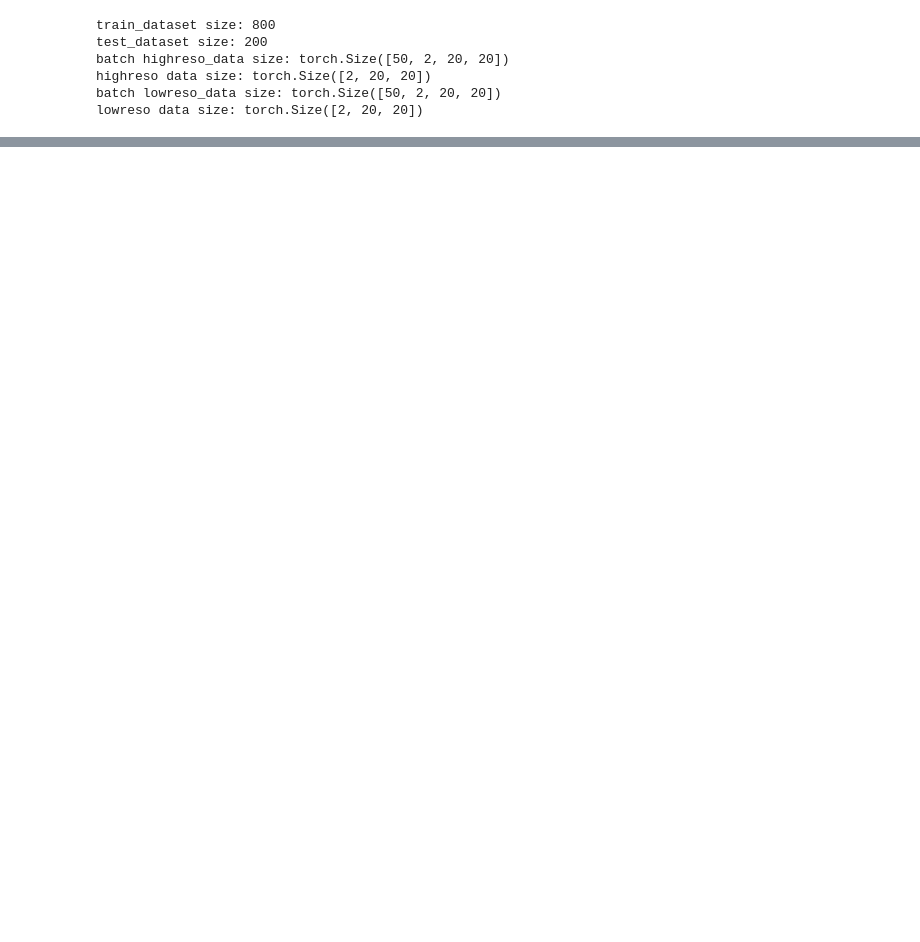
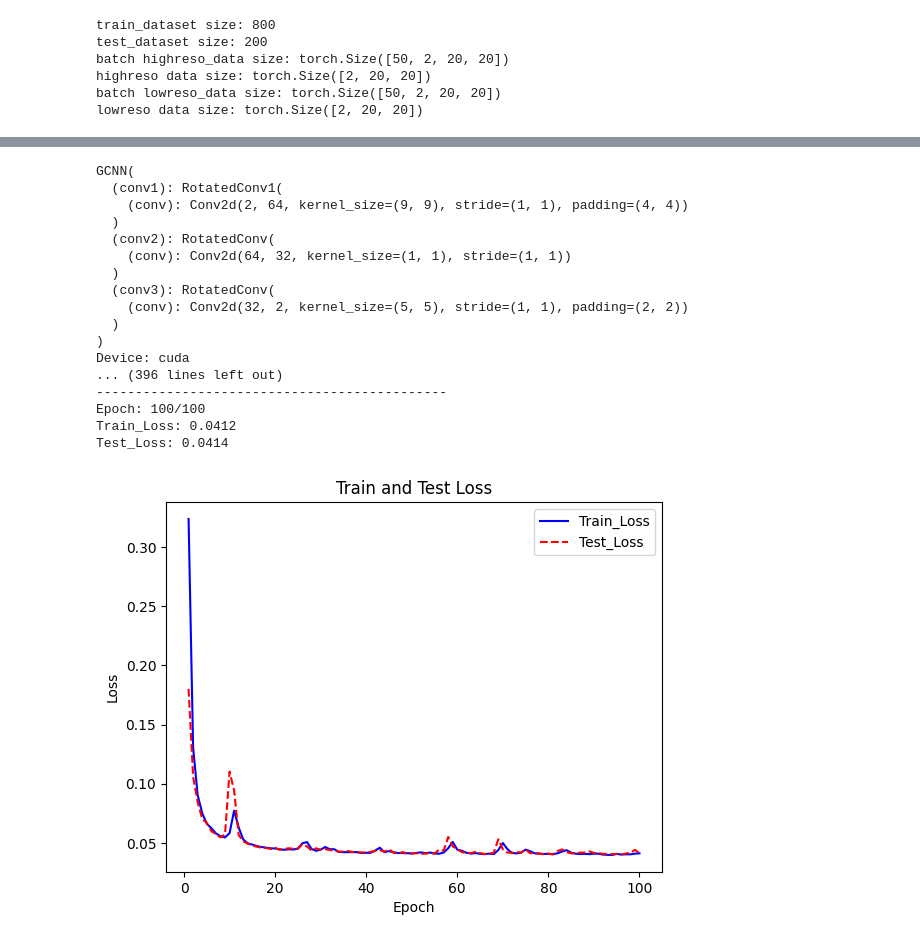
Before and after one commit to htymjun/da-sr, a Jupyter notebook: srgcnn.ipynb, the cells around one changed output, grey strips where cells are left out. Cells and saved outputs as stored; diff of their text form; code cells hidden in the pictures; blank space fills up the shorter version.

```diff
--- a/srgcnn.ipynb
+++ b/srgcnn.ipynb
@@ -132,4 +132,5 @@ for highreso_data, lowreso_data in train_batch:
 # %%
+# define Group Convolutional Neural Network
 class RotatedConv1(nn.Module):
   def __init__(self, in_channels, out_channels, kernel_size, stride, padding):
     super(RotatedConv1, self).__init__()
@@ -188,10 +189,3 @@ class GCNN(nn.Module):
     # up-scaling
     x = F.interpolate(x,size=input_size, mode='bicubic',align_corners=False)
     return x
-
-# use GPU
-device = torch.device('cuda' if torch.cuda.is_available() else 'cpu')
-net = GCNN().to(device)
-print(net)
-# check device
-print("Device: {}".format(device))
@@ -310,2 +321,51 @@ plt.show()
+# %%
+# use GPU
+device = torch.device('cuda' if torch.cuda.is_available() else 'cpu')
+net_GCNN = GCNN().to(device)   # choose GCNN
+print(net_GCNN)
+# check device
+print("Device: {}".format(device))
+
+# define loss function
+criterion = nn.MSELoss()
+
+# define optimizer
+optimizer = optim.Adam(net_GCNN.parameters())
+
+# define epoch
+epoch = 100
+
+net_GCNN, train_loss_list, test_loss_list = trainNN(net_GCNN,optimizer,criterion,train_batch,test_batch,epoch)
+
+# loss（MSE）
+plt.figure()
+plt.title('Train and Test Loss')
+plt.xlabel('Epoch')
+plt.ylabel('Loss')
+plt.plot(range(1, epoch+1), train_loss_list, color='blue',
+         linestyle='-', label='Train_Loss')
+plt.plot(range(1, epoch+1), test_loss_list, color='red',
+         linestyle='--', label='Test_Loss')
+plt.legend()
+plt.show()
+# %% [output]
+GCNN(
+  (conv1): RotatedConv1(
+    (conv): Conv2d(2, 64, kernel_size=(9, 9), stride=(1, 1), padding=(4, 4))
+  )
+  (conv2): RotatedConv(
+    (conv): Conv2d(64, 32, kernel_size=(1, 1), stride=(1, 1))
+  )
+  (conv3): RotatedConv(
+    (conv): Conv2d(32, 2, kernel_size=(5, 5), stride=(1, 1), padding=(2, 2))
+  )
+)
+Device: cuda
+... (396 lines left out)
+---------------------------------------------
+Epoch: 100/100
+Train_Loss: 0.0412
+Test_Loss: 0.0414
+[figure, added]
 # %%
 # check super-resolution data
```
Also changed, not shown: parts of 9 cells of this notebook.
